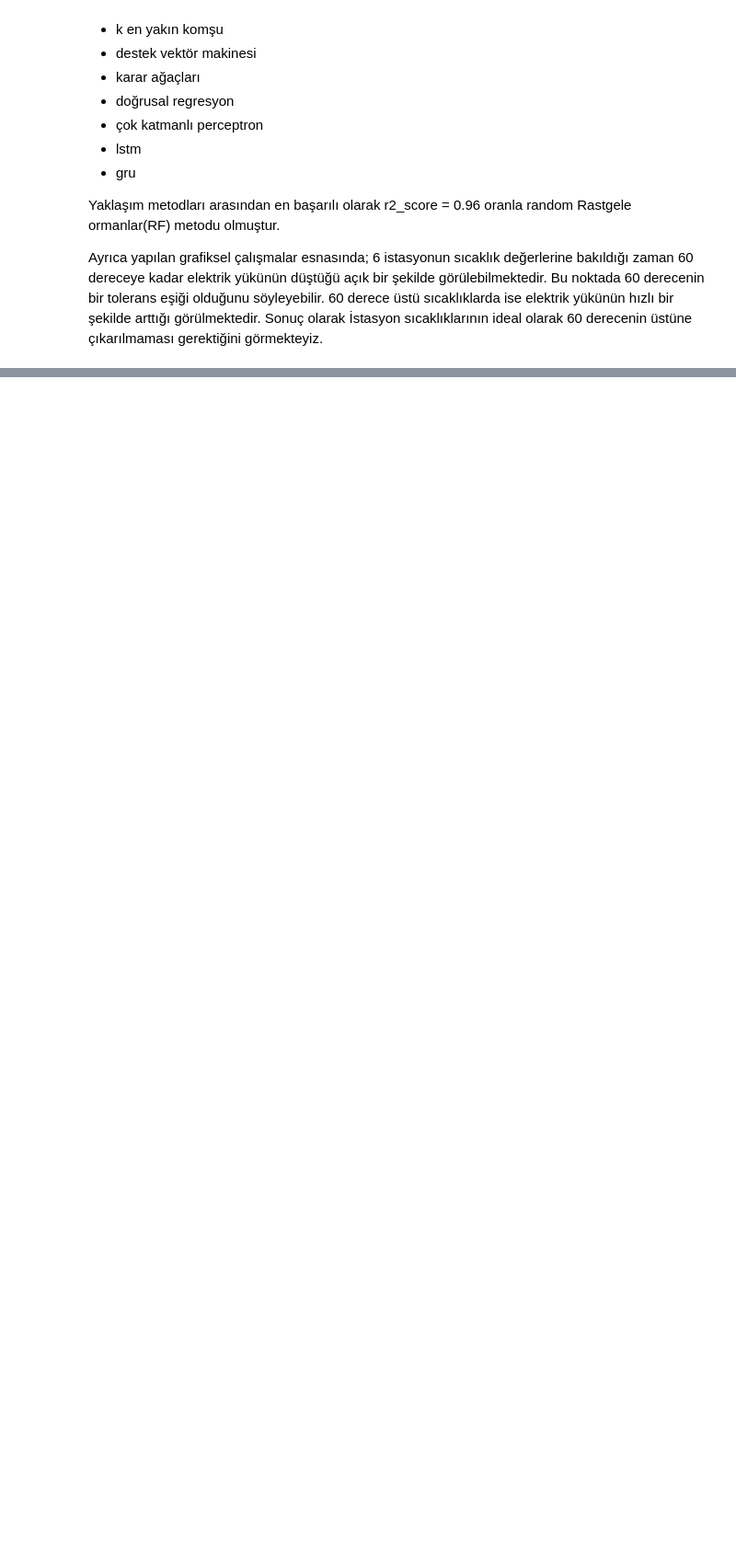
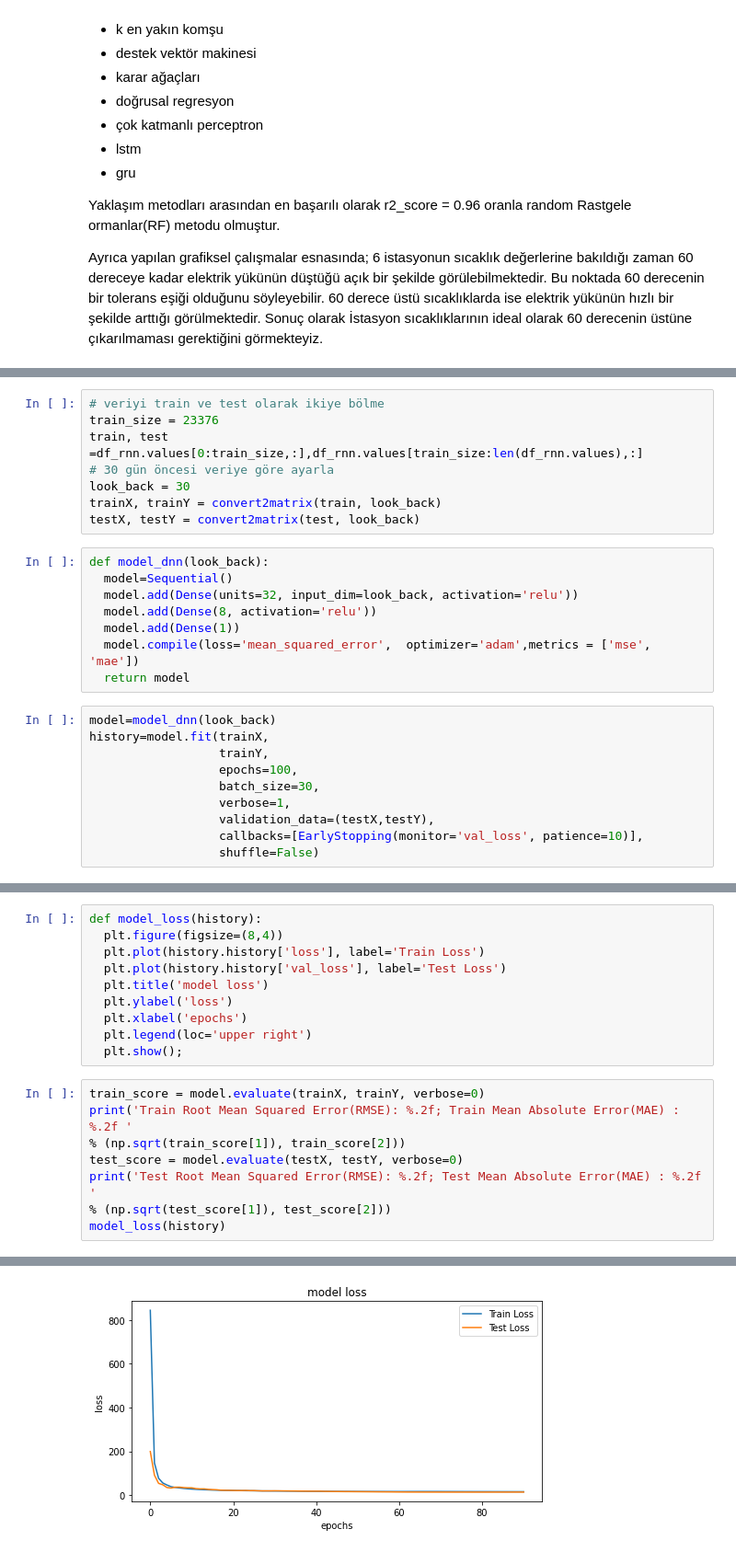
Before and after one commit to furkanaydinn/Electricity-Load, a Jupyter notebook: electricity_load.ipynb, the cells around one changed output, grey strips where cells are left out. Shown at 92% size. Saved outputs shown, nothing was run; the diff lists cells and outputs as text; blank space fills up the shorter version.

```diff
--- a/electricity_load.ipynb
+++ b/electricity_load.ipynb
@@ -871,0 +917,26 @@ Ayrıca yapılan grafiksel çalışmalar esnasında; 6 istasyonun sıcaklık de
+# %%
+# veriyi train ve test olarak ikiye bölme
+train_size = 23376
+train, test =df_rnn.values[0:train_size,:],df_rnn.values[train_size:len(df_rnn.values),:]
+# 30 gün öncesi veriye göre ayarla
+look_back = 30
+trainX, trainY = convert2matrix(train, look_back)
+testX, testY = convert2matrix(test, look_back)
+# %%
+def model_dnn(look_back):
+  model=Sequential()
+  model.add(Dense(units=32, input_dim=look_back, activation='relu'))
+  model.add(Dense(8, activation='relu'))
+  model.add(Dense(1))
+  model.compile(loss='mean_squared_error',  optimizer='adam',metrics = ['mse', 'mae'])
+  return model
+# %%
+model=model_dnn(look_back)
+history=model.fit(trainX,
+                  trainY,
+                  epochs=100,
+                  batch_size=30,
+                  verbose=1,
+                  validation_data=(testX,testY),
+                  callbacks=[EarlyStopping(monitor='val_loss', patience=10)],
+                  shuffle=False)
@@ -871,0 +961,19 @@ Ayrıca yapılan grafiksel çalışmalar esnasında; 6 istasyonun sıcaklık de
+# %%
+def model_loss(history):
+  plt.figure(figsize=(8,4))
+  plt.plot(history.history['loss'], label='Train Loss')
+  plt.plot(history.history['val_loss'], label='Test Loss')
+  plt.title('model loss')
+  plt.ylabel('loss')
+  plt.xlabel('epochs')
+  plt.legend(loc='upper right')
+  plt.show();
+# %%
+train_score = model.evaluate(trainX, trainY, verbose=0)
+print('Train Root Mean Squared Error(RMSE): %.2f; Train Mean Absolute Error(MAE) : %.2f '
+% (np.sqrt(train_score[1]), train_score[2]))
+test_score = model.evaluate(testX, testY, verbose=0)
+print('Test Root Mean Squared Error(RMSE): %.2f; Test Mean Absolute Error(MAE) : %.2f '
+% (np.sqrt(test_score[1]), test_score[2]))
+model_loss(history)
+# %% [output]
@@ -871,0 +982 @@ Ayrıca yapılan grafiksel çalışmalar esnasında; 6 istasyonun sıcaklık de
+[figure, added]
```
Also changed, not shown: parts of 27 cells of this notebook.
